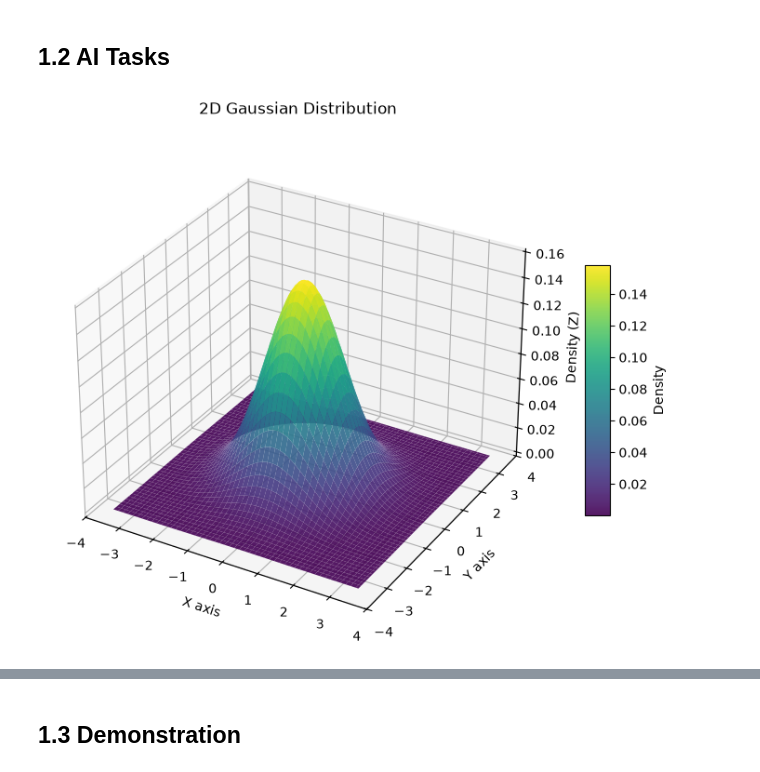
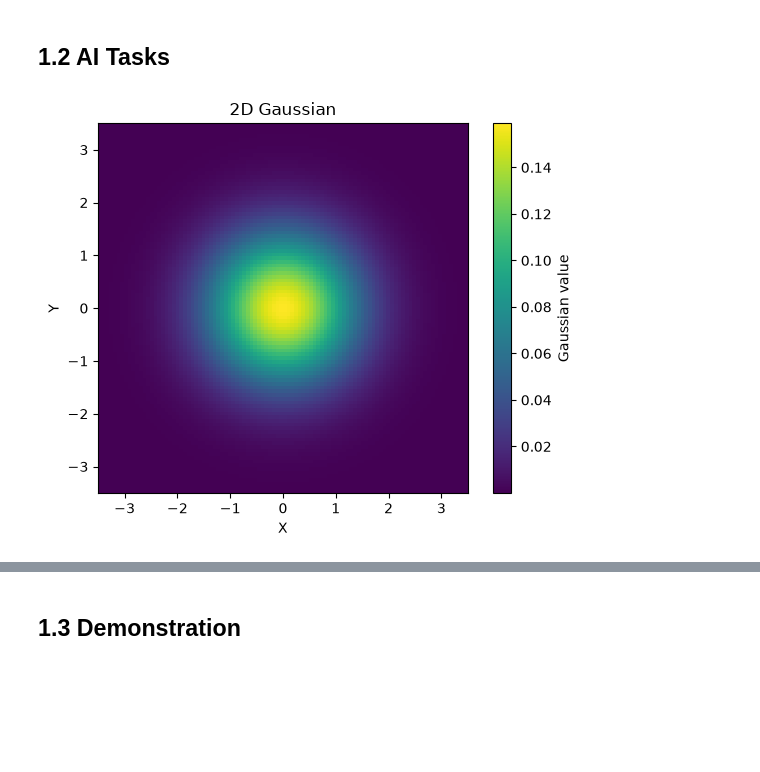
Before and after one commit to adyoprawira/comp3710-lab-1, a Jupyter notebook: COMP3710_Demo1_49943937.ipynb, the cells around one changed output, grey strips where cells are left out. Drawn from its saved outputs; the diff is of its cells as text; code cells hidden in the pictures; blank space fills up the shorter version.

Commit message:
Fix plots

```diff
--- a/COMP3710_Demo1_49943937.ipynb
+++ b/COMP3710_Demo1_49943937.ipynb
@@ -39,49 +38,50 @@ plt.show()
 # %%
 # Prompt: "Generate a Python script to plot a 2D Gaussian function using Numpy and Matplotlib"
 # Model: Gemini 3.1 Pro
 
 import numpy as np
 import matplotlib.pyplot as plt
 
-# 1. Define the parameters for the Gaussian distribution
-mu_x = 0.0     # Mean of X
-mu_y = 0.0     # Mean of Y
-sigma_x = 1.0  # Standard deviation of X
-sigma_y = 1.0  # Standard deviation of Y
+# 1. Define Gaussian parameters
+mu_x = 0.0
+mu_y = 0.0
+sigma_x = 1.0
+sigma_y = 1.0
 
 # 2. Create a 2D grid of X and Y coordinates
 x = np.linspace(-3.5, 3.5, 100)
 y = np.linspace(-3.5, 3.5, 100)
+
 X, Y = np.meshgrid(x, y)
 
-# 3. Calculate the 2D Gaussian function for the Z axis
-# The formula calculates the probability density at each (X, Y) point
+# 3. Calculate the 2D Gaussian
 coefficient = 1 / (2 * np.pi * sigma_x * sigma_y)
+
 exponential = np.exp(
-    -((X - mu_x)**2 / (2 * sigma_x**2) + (Y - mu_y)**2 / (2 * sigma_y**2))
+    -(
+        (X - mu_x)**2 / (2 * sigma_x**2)
+        + (Y - mu_y)**2 / (2 * sigma_y**2)
+    )
 )
+
 Z = coefficient * exponential
 
-# 4. Set up the figure and 3D axis
-fig = plt.figure(figsize=(10, 7))
-ax = fig.add_subplot(111, projection='3d')
+# 4. Plot as a 2D image
+plt.imshow(
+    Z,
+    extent=[x.min(), x.max(), y.min(), y.max()],
+    origin="lower"
+)
 
-# 5. Plot the surface
-surface = ax.plot_surface(X, Y, Z, cmap='viridis', edgecolor='none', alpha=0.9)
+plt.xlabel("X")
+plt.ylabel("Y")
+plt.title("2D Gaussian")
 
-# 6. Customize the plot with labels and a color bar
-ax.set_title('2D Gaussian Distribution', pad=20)
-ax.set_xlabel('X axis')
-ax.set_ylabel('Y axis')
-ax.set_zlabel('Density (Z)')
+plt.colorbar(label="Gaussian value")
 
-# Add a color bar to map values to colors
-fig.colorbar(surface, shrink=0.5, aspect=10, label='Density')
-
-# Display the plot
 plt.show()
 # %% [output]
-[figure, old version]
+[figure, new version]
 # %%
 # Prompt: "Convert this script to PyTorch and to use its Tensors instead of Numpy."
 # Model: Gemini 3.1 Pro
```
Also changed, not shown: parts of 8 cells of this notebook.
